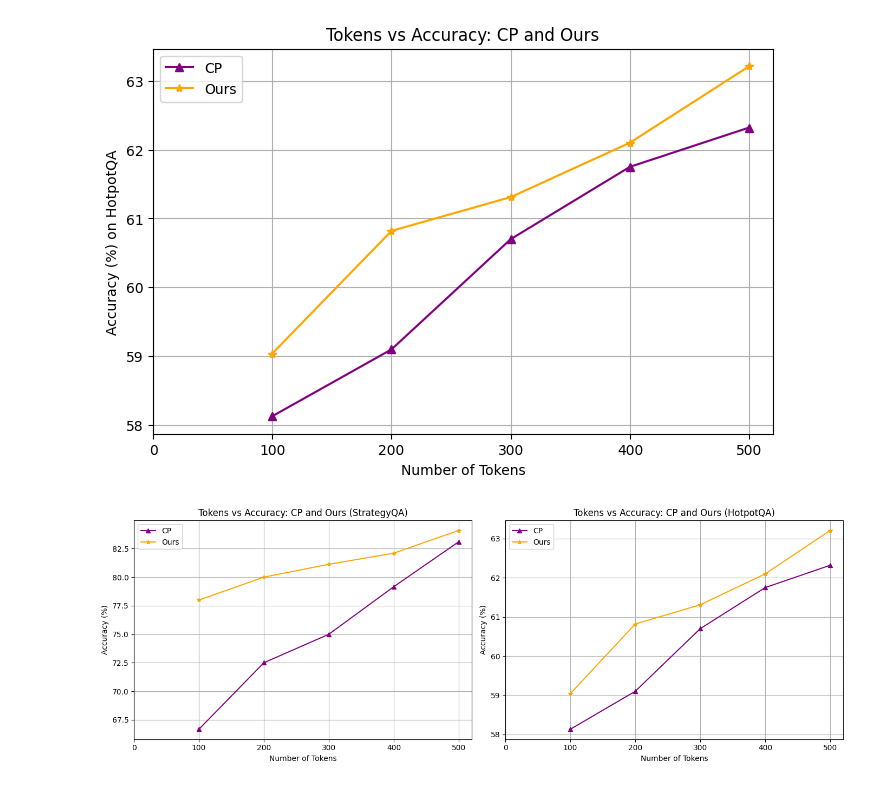
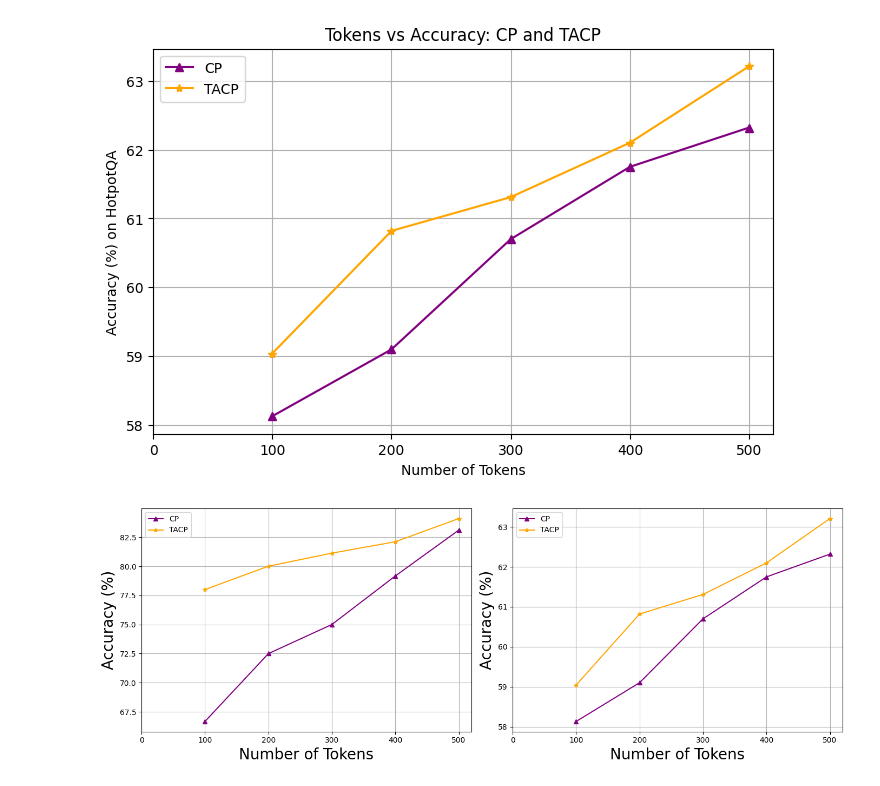
Before and after one commit to Aisuko/acps, a Jupyter notebook: efficiency_comparison/efficiency-experiment.ipynb, the cells around one changed output. Cells and saved outputs as stored; diff of their text form; code cells hidden in the pictures.

```diff
--- a/efficiency_comparison/efficiency-experiment.ipynb
+++ b/efficiency_comparison/efficiency-experiment.ipynb
@@ -47,39 +47,39 @@ plt.show()
 # %%
 import matplotlib.pyplot as plt
 
 # Data for StrategyQA
 tokens = [0, 100, 200, 300, 400, 500]
 acc_cp_strategyqa   = [None, 66.67, 72.50, 75.00, 79.17, 83.11]
 acc_ours_strategyqa = [None, 78.00, 80.01, 81.13, 82.11, 84.10]
 
 # Data for HotpotQA
 acc_cp_hotpotqa   = [None, 58.13, 59.10, 60.70, 61.75, 62.32]
 acc_ours_hotpotqa = [None, 59.04, 60.82, 61.31, 62.10, 63.21]
 
 fig, axes = plt.subplots(1, 2, figsize=(14, 5))
 
 # StrategyQA plot (left)
 axes[0].plot(tokens, acc_cp_strategyqa, marker="^", linestyle="-", color="purple", label="CP")
-axes[0].plot(tokens, acc_ours_strategyqa, marker="*", linestyle="-", color="orange", label="Ours")
-axes[0].set_xlabel("Number of Tokens")
-axes[0].set_ylabel("Accuracy (%)")
-axes[0].set_title("Tokens vs Accuracy: CP and Ours (StrategyQA)")
+axes[0].plot(tokens, acc_ours_strategyqa, marker="*", linestyle="-", color="orange", label="TACP")
+axes[0].set_xlabel("Number of Tokens", fontsize=20)
+axes[0].set_ylabel("Accuracy (%)", fontsize=20)
+# axes[0].set_title("Tokens vs Accuracy: CP and TACP (StrategyQA)")
 axes[0].legend()
 axes[0].grid(True)
 axes[0].set_xticks(tokens)
 
 # HotpotQA plot (right)
 axes[1].plot(tokens, acc_cp_hotpotqa, marker="^", linestyle="-", color="purple", label="CP")
-axes[1].plot(tokens, acc_ours_hotpotqa, marker="*", linestyle="-", color="orange", label="Ours")
-axes[1].set_xlabel("Number of Tokens")
-axes[1].set_ylabel("Accuracy (%)")
-axes[1].set_title("Tokens vs Accuracy: CP and Ours (HotpotQA)")
+axes[1].plot(tokens, acc_ours_hotpotqa, marker="*", linestyle="-", color="orange", label="TACP")
+axes[1].set_xlabel("Number of Tokens", fontsize=20)
+axes[1].set_ylabel("Accuracy (%)", fontsize=20)
+# axes[1].set_title("Tokens vs Accuracy: CP and TACP (HotpotQA)")
 axes[1].legend()
 axes[1].grid(True)
 axes[1].set_xticks(tokens)
 
 plt.tight_layout()
 plt.savefig("tokens_vs_accuracy_combined.png", dpi=300, bbox_inches="tight")
 plt.show()
 # %% [output]
-[figure, old version]
+[figure, new version]
```
Also changed, not shown: parts of 1 cell of this notebook, 6 other files.
